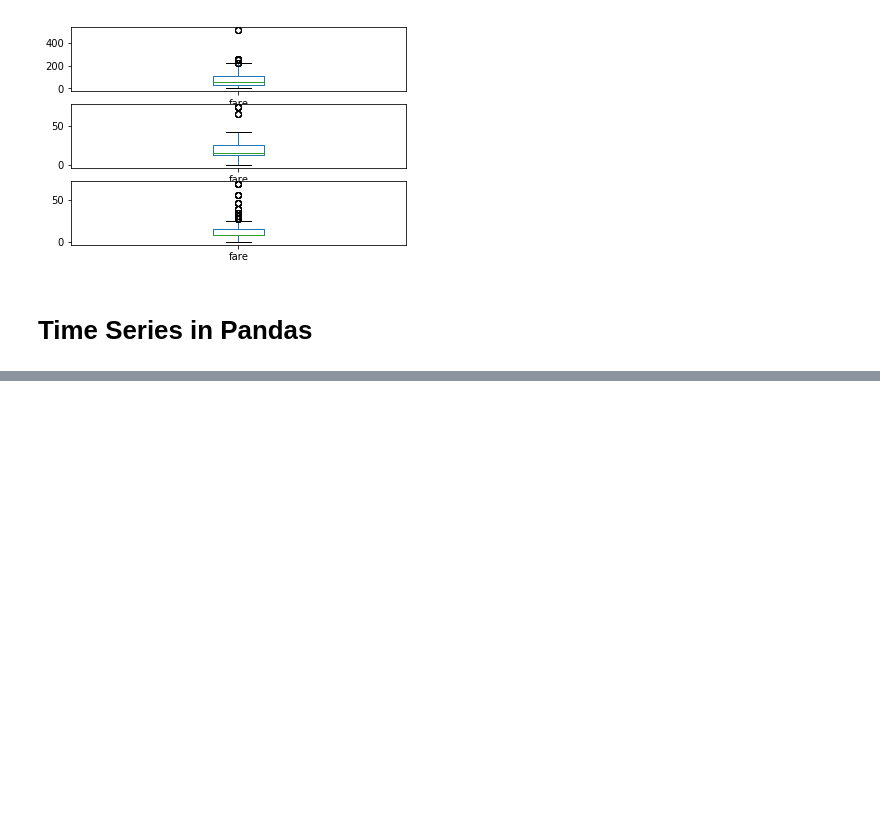
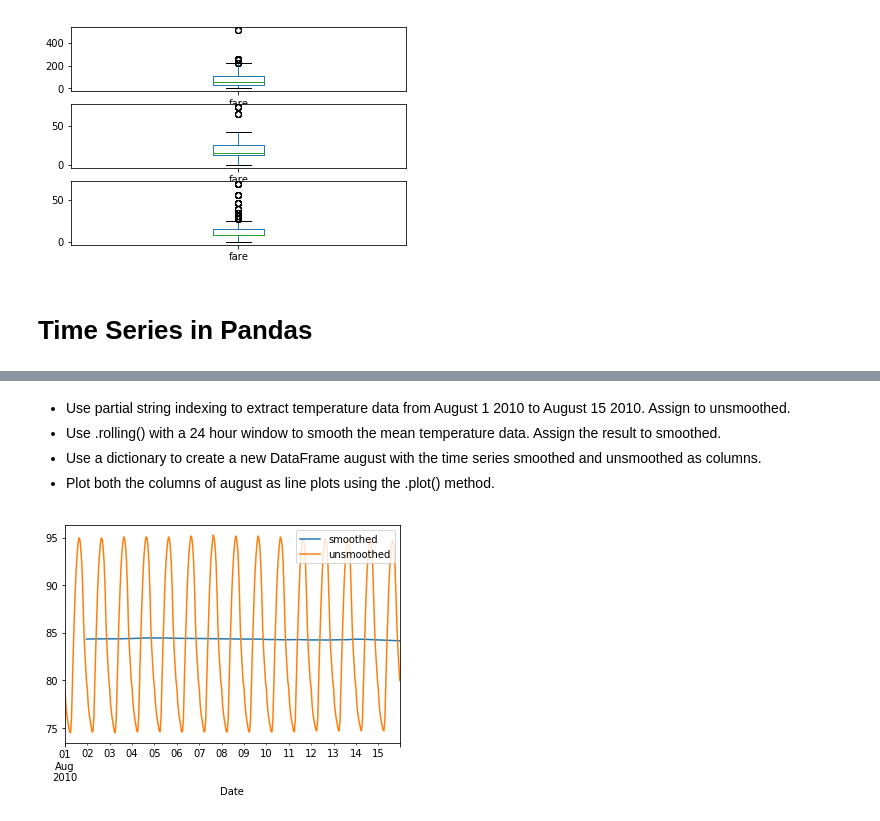
Before and after one commit to tanny411/Data-Camp, a Jupyter notebook: Datascience with Python career track/course 8 Pandas Foundation/Pandas_Foundations.ipynb, the cells around one changed output, grey strips where cells are left out. Drawn from its saved outputs; the diff is of its cells as text; code cells hidden in the pictures; blank space fills up the shorter version.

```diff
--- a/Datascience with Python career track/course 8 Pandas Foundation/Pandas_Foundations.ipynb
+++ b/Datascience with Python career track/course 8 Pandas Foundation/Pandas_Foundations.ipynb
@@ -783,0 +1072,4 @@ plt.show()
+# %%
+url='https://assets.datacamp.com/production/repositories/497/datasets/4d7b2bc6b10b527dc297707fb92fa46b10ac1be5/weather_data_austin_2010.csv'
+
+df = pd.read_csv(url,index_col='Date')
@@ -783,0 +1086,2 @@ plt.show()
+# %%
+df.index=pd.to_datetime(df.index)
@@ -783,0 +1195,5 @@ plt.show()
+# %% [markdown]
+- Use partial string indexing to extract temperature data from August 1 2010 to August 15 2010. Assign to unsmoothed.
+- Use .rolling() with a 24 hour window to smooth the mean temperature data. Assign the result to smoothed.
+- Use a dictionary to create a new DataFrame august with the time series smoothed and unsmoothed as columns.
+- Plot both the columns of august as line plots using the .plot() method.
@@ -783,0 +1202,15 @@ plt.show()
+# %%
+# Extract data from 2010-Aug-01 to 2010-Aug-15: unsmoothed
+unsmoothed = df['Temperature']['August 1 2010':'August 15 2010']
+
+# Apply a rolling mean with a 24 hour window: smoothed
+smoothed = unsmoothed.rolling(window=24).mean()
+
+# Create a new DataFrame with columns smoothed and unsmoothed: august
+august = pd.DataFrame({'smoothed':smoothed, 'unsmoothed':unsmoothed})
+
+# Plot both smoothed and unsmoothed data using august.plot().
+august.plot()
+plt.show()
+# %% [output]
+[figure, added]
```
Also changed, not shown: parts of 64 cells of this notebook.
